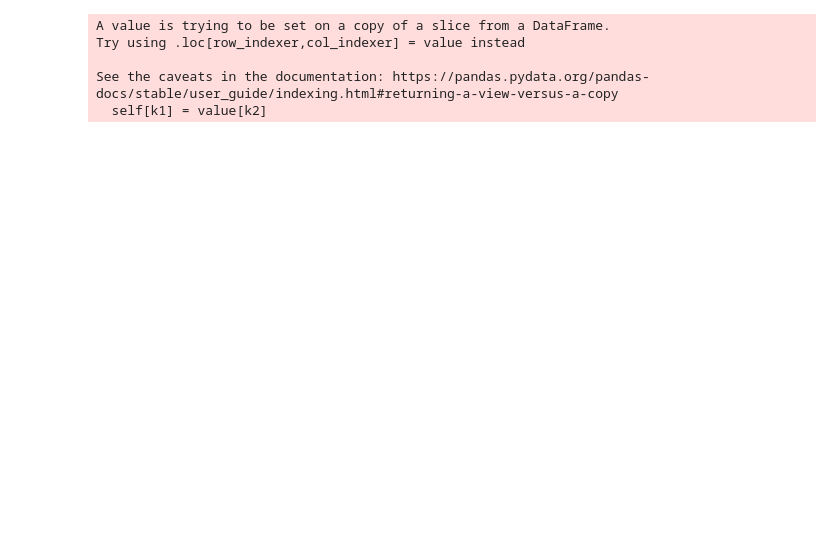
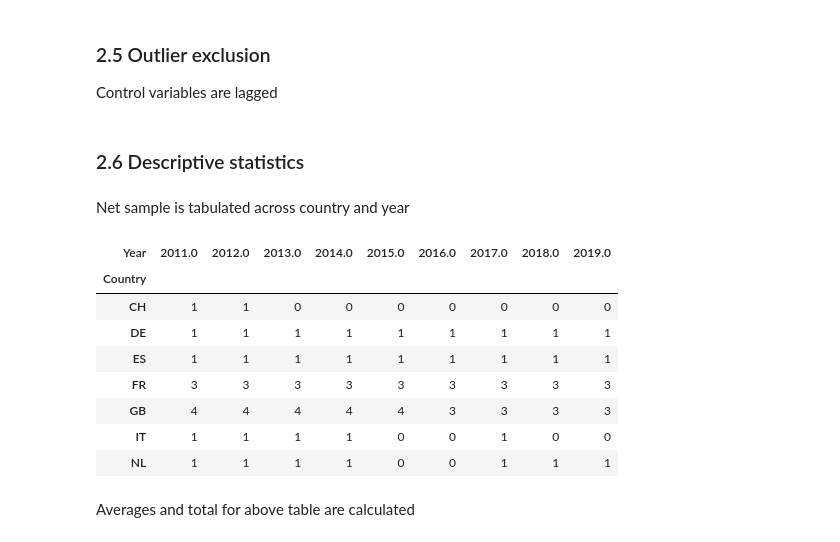
Before and after one commit to jabo16ac/Empirical-analysis-of-investors-perceptions-of-CoCos, a Jupyter notebook: Data_processing.ipynb, the cells around one changed output. Saved outputs shown, nothing was run; the diff lists cells and outputs as text; code cells hidden in the pictures; blank space fills up the shorter version.

```diff
--- a/Data_processing.ipynb
+++ b/Data_processing.ipynb
@@ -99,5 +140,7 @@ voldf = voldf.set_index('UID')
 # %%
-ccc = pd.read_csv('04_CoCos.csv', header=0).set_index('UID') # Import processed data
+### Load CoCo issuance data
+ccc = pd.read_csv('04_CoCos.csv', header=0).set_index('UID')
 
-df = pd.merge(financials, voldf['12_Volatility'], left_index=True, right_index=True)
+### Merge financials, risk-metrics, and CoCo data
+df = pd.merge(financials, voldf.iloc[:,2:], left_index=True, right_index=True)
 df = pd.merge(df, ccc, left_index=True, right_index=True)
@@ -104,20 +176,8 @@ df = pd.merge(df, ccc, left_index=True, right_index=True)
+# %% [markdown]
+### 2.5 Outlier exclusion
+Control variables are lagged
 # %%
-shiftedcontrols = pd.DataFrame()
-
-banks = df['ISIN'].unique()
-
-shiftcols = ['7_Size',
-            '3_LoansRatio',
-            '8_ROA',
-            '9_CostIncomeRatio',
-            '10_TotalCapitalRatio',
-            '11_CapitalQuality']
-
-for j, element in enumerate(banks):
-  bankdf = df[df['ISIN']==element]
-  bankdf[shiftcols] = bankdf[shiftcols].shift(1)
-  shiftedcontrols = shiftedcontrols.append(bankdf).sort_index()
-
+### Declare columns to drop NA's in, then drop them
 dropcols   = ['1_RWARatio',
               '3_LoansRatio',
               '7_Size',
@@ -125,9 +185,12 @@ dropcols   = ['1_RWARatio',
               '9_CostIncomeRatio',
               '10_TotalCapitalRatio',
               '11_CapitalQuality',
-              '12_Volatility']
+              '12_Volatility',
+              '13_VaR',
+              '14_ES']
 df = shiftedcontrols.dropna(subset=dropcols)
 
+### Manual outlier exclusion
 df = df[df['1_RWARatio'] < 1]
 df = df[df['2_NPLRatio'] < 1]
 df = df[df['3_LoansRatio'] < 1]
@@ -140,11 +203,26 @@ df = df[df['10_TotalCapitalRatio'] < .5]
 df = df[df['11_CapitalQuality'] < 1.5]
 df = df[df['12_Volatility'] < 2]
 
+### Exclude all banks which do not have atleast five years of data
 selection = df['ISIN'].value_counts()>4
 df = df[df['ISIN'].isin(selection.index[selection].values)]
-# %% [output]
-A value is trying to be set on a copy of a slice from a DataFrame.
-Try using .loc[row_indexer,col_indexer] = value instead
-
-See the caveats in the documentation: https://pandas.pydata.org/pandas-docs/stable/user_guide/indexing.html#returning-a-view-versus-a-copy
-  self[k1] = value[k2]
+# %% [markdown]
+### 2.6 Descriptive statistics
+# %% [markdown]
+Net sample is tabulated across country and year
+# %%
+bank_year_obs = pd.pivot_table(df, values='ISIN', index=['Country'], columns=['Year'], aggfunc=len, fill_value=0)
+#print(bank_year_obs.to_latex(index=True)) # Used to export to Latex
+bank_year_obs
+# %% [output]
+| Year | 2011.0 | 2012.0 | 2013.0 | 2014.0 | 2015.0 | 2016.0 | 2017.0 | 2018.0 | 2019.0 |
+| Country |  |  |  |  |  |  |  |  |  |
+| CH | 1 | 1 | 0 | 0 | 0 | 0 | 0 | 0 | 0 |
+| DE | 1 | 1 | 1 | 1 | 1 | 1 | 1 | 1 | 1 |
+| ES | 1 | 1 | 1 | 1 | 1 | 1 | 1 | 1 | 1 |
+| FR | 3 | 3 | 3 | 3 | 3 | 3 | 3 | 3 | 3 |
+| GB | 4 | 4 | 4 | 4 | 4 | 3 | 3 | 3 | 3 |
+| IT | 1 | 1 | 1 | 1 | 0 | 0 | 1 | 0 | 0 |
+| NL | 1 | 1 | 1 | 1 | 0 | 0 | 1 | 1 | 1 |
+# %% [markdown]
+Averages and total for above table are calculated
```
Also changed, not shown: parts of 40 cells of this notebook.
